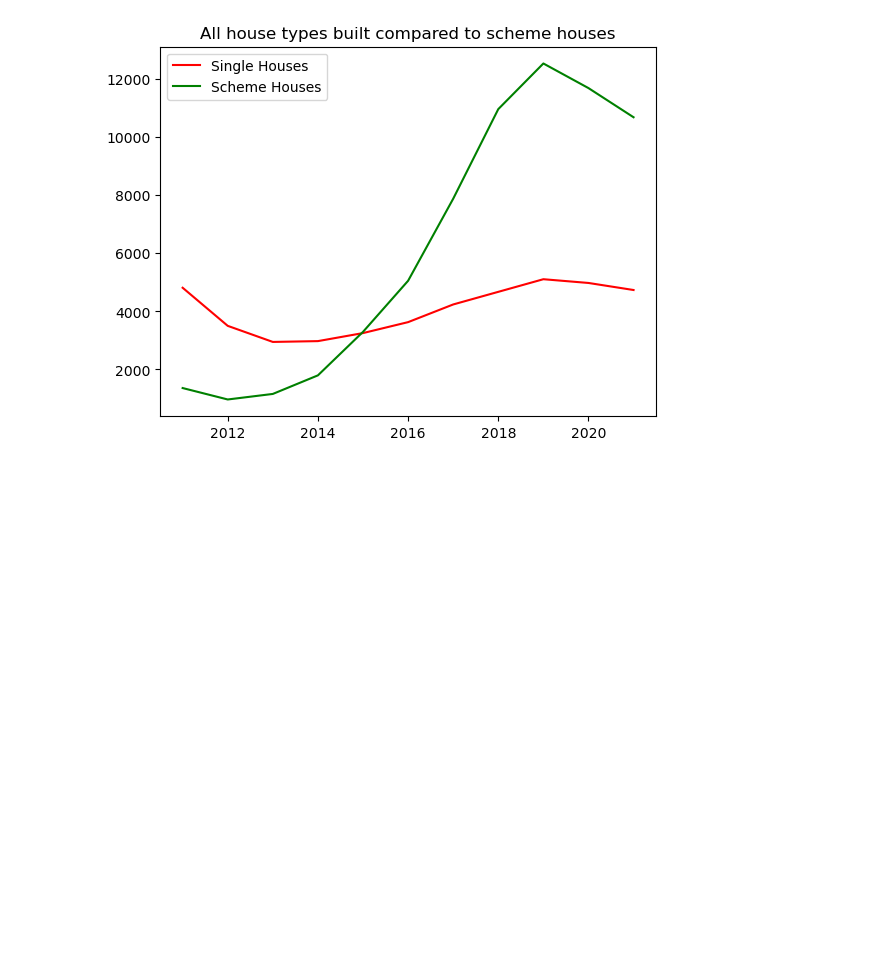
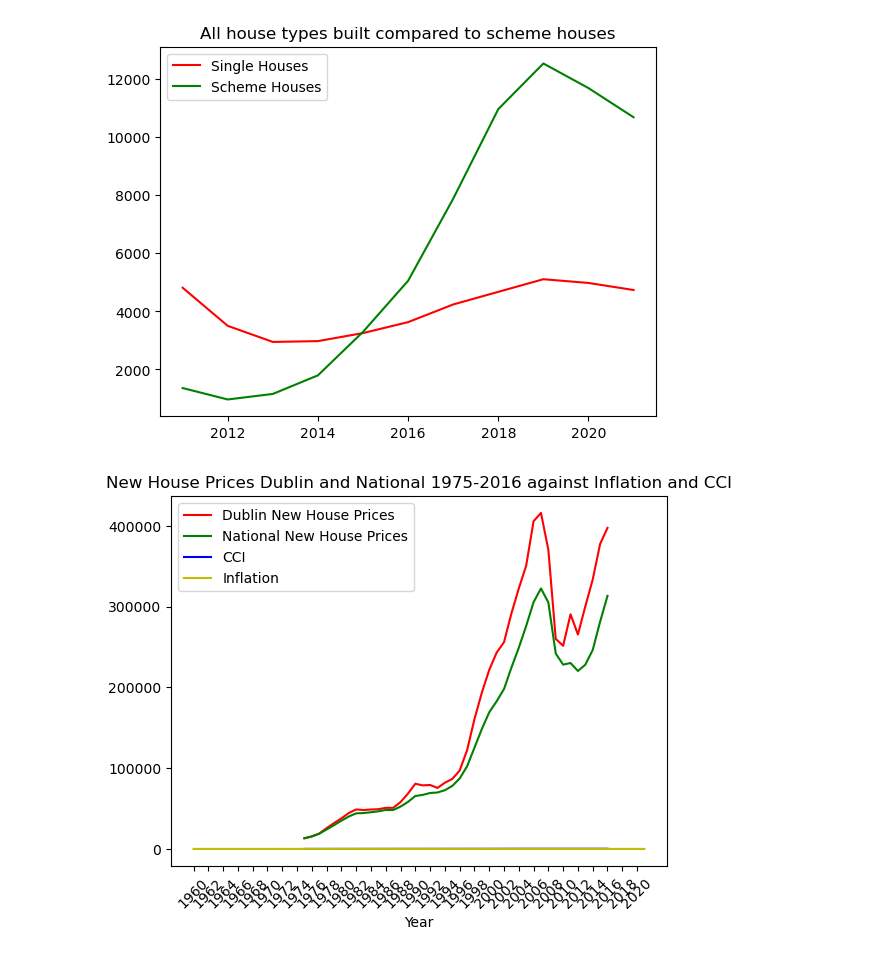
Before and after one commit to killiangriffin/UCDPA_KillianGriffin, a Jupyter notebook: experimental.ipynb, the cells around one changed output. Drawn from its saved outputs; the diff is of its cells as text; code cells hidden in the pictures; blank space fills up the shorter version.

```diff
--- a/experimental.ipynb
+++ b/experimental.ipynb
@@ -433,3 +433,19 @@ plt.legend()
 plt.show()
 # %% [output]
 [figure]
+# %%
+plt.plot(df_Dub_new['Year'], df_Dub_new['VALUE'], color='r', label='Dublin New House Prices')
+plt.plot(df_Nat_new['Year'], df_Nat_new['VALUE'], color='g', label='National New House Prices')
+plt.plot(df2['Year'], df2['VALUE'], color='b', label='CCI')
+plt.plot(inflation['Year'], inflation['Ireland'], color='y', label='Inflation')
+
+plt.xlabel("Year")
+plt.legend()
+plt.title("New House Prices Dublin and National 1975-2016 against Inflation and CCI")
+
+
+plt.legend()
+plt.xticks(list(inflation['Year'].unique()[::2]), rotation=45)
+plt.show()
+# %% [output]
+[figure, added]
```
Also changed, not shown: parts of 15 cells of this notebook.
